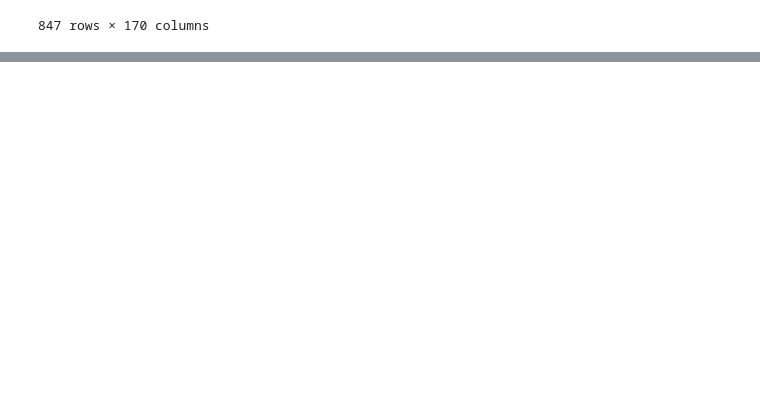
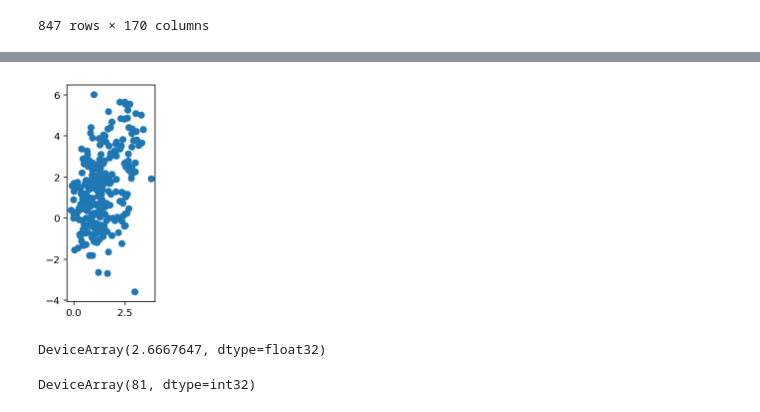
Before and after one commit to ericmjl/drosha-gnn, a Jupyter notebook: notebooks/cross-val-model.ipynb, the cells around one changed output, grey strips where cells are left out. Drawn from its saved outputs; the diff is of its cells as text; code cells hidden in the pictures; blank space fills up the shorter version.

```diff
--- a/notebooks/cross-val-model.ipynb
+++ b/notebooks/cross-val-model.ipynb
@@ -272,0 +98,4 @@ plt.plot(losses_test)
+# %%
+# Just test-driving
+X_train, X_test, y_train, y_test = split_graph_data(key, graph_matrices, df)
+y_train.shape
@@ -272,0 +106,5 @@ plt.plot(losses_test)
+# %%
+
+from drosha_gnn.models import make_model_and_params
+
+model, params = make_model_and_params(key, AttentionEverywhereGNN, input_shape=(170, 2), num_nodes=170)
@@ -272,0 +141,27 @@ plt.plot(losses_test)
+# %%
+losses_train, states, opt_get_params = fit(model, params, X_train, y_train)
+# %%
+# from jax.experimental.optimizers import adam
+# from jax import jit, vmap
+# from typing import Callable
+# from jax.tree_util import Partial
+
+from drosha_gnn.training import states_losses, best_params
+
+best_param, best_idx = best_params(states, model, X_test, y_test, opt_get_params, mseloss)
+# %%
+y_preds  = vmap(partial(model, best_param))(X_test)
+plt.scatter(y_preds.squeeze(), y_test.squeeze())
+plt.gca().set_aspect("equal")
+# %% [output]
+[figure, added]
+# %%
+from drosha_gnn.training import mse
+
+mse(y_test, y_preds)
+# %% [output]
+DeviceArray(2.6667647, dtype=float32)
+# %%
+best_idx
+# %% [output]
+DeviceArray(81, dtype=int32)
```
Also changed, not shown: parts of 46 cells of this notebook.
